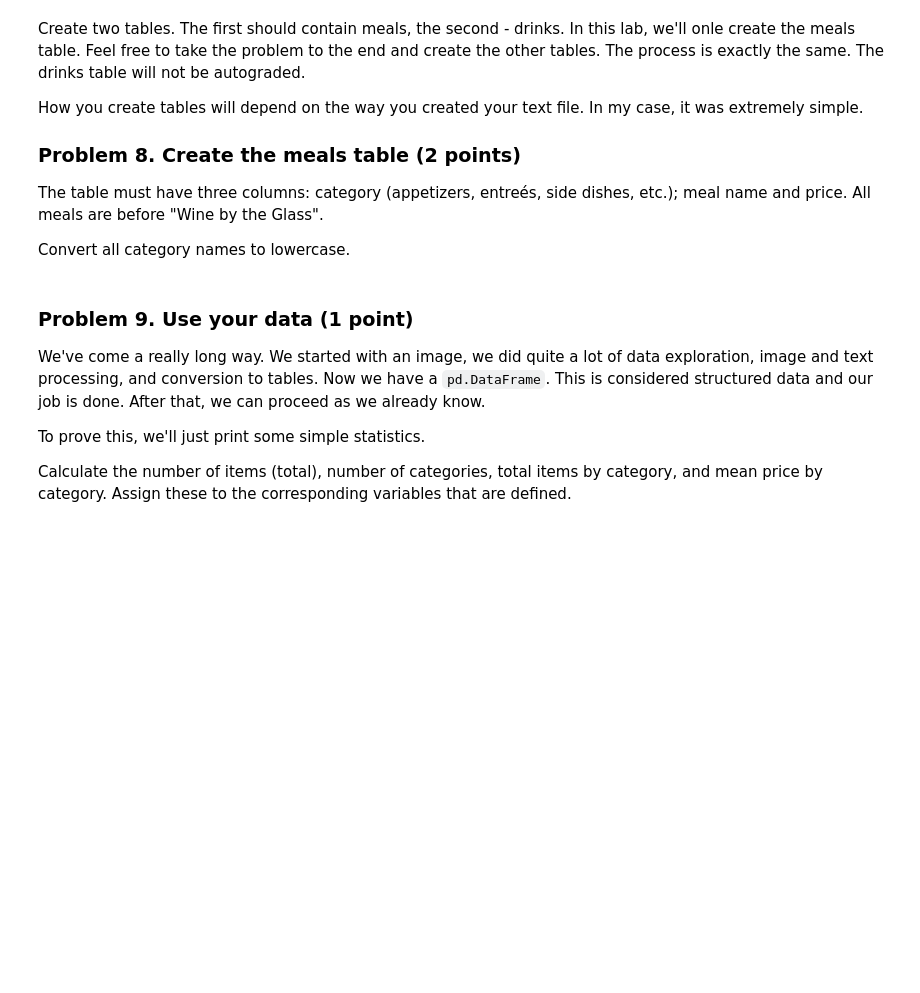
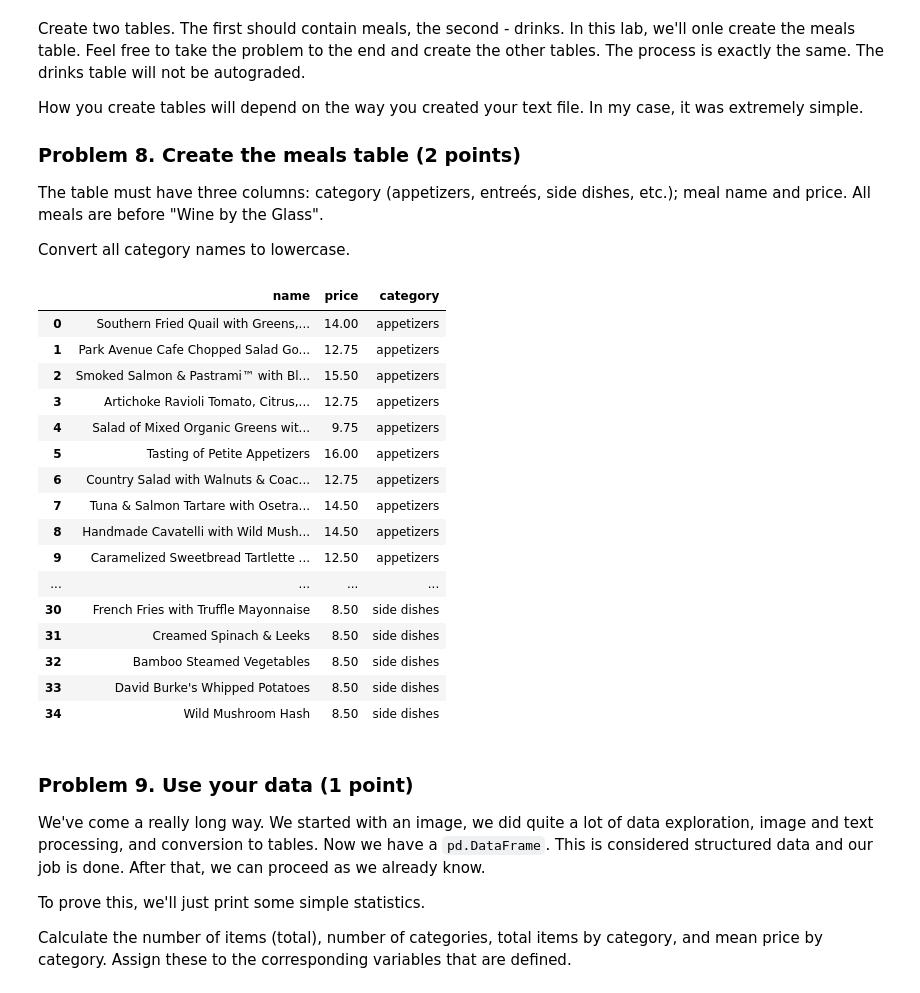
Before and after one commit to atkuzmanov/softuni-ai-datascience-2021-repo, a Jupyter notebook: 6-Working-with-Images-and-Text-Lab/04-Working-with-Images-and-Text-Lab-Atanas/Working with Images and Text Lab.ipynb, the cells around one changed output. Saved outputs shown, nothing was run; the diff lists cells and outputs as text; code cells hidden in the pictures; blank space fills up the shorter version.

```diff
--- a/6-Working-with-Images-and-Text-Lab/04-Working-with-Images-and-Text-Lab-Atanas/Working with Images and Text Lab.ipynb
+++ b/6-Working-with-Images-and-Text-Lab/04-Working-with-Images-and-Text-Lab-Atanas/Working with Images and Text Lab.ipynb
@@ -326,6 +326,26 @@ meals_table = generate_meals_table(meals_string)
 # There are 35 meals in total
 # The hidden tests check for their prices and categories
 assert_equal(meals_table.shape, (35, 3))
+# %%
+meals_table
+# %% [output]
+|  | name | price | category |
+| 0 | Southern Fried Quail with Greens,... | 14.00 | appetizers |
+| 1 | Park Avenue Cafe Chopped Salad Go... | 12.75 | appetizers |
+| 2 | Smoked Salmon & Pastrami™ with Bl... | 15.50 | appetizers |
+| 3 | Artichoke Ravioli Tomato, Citrus,... | 12.75 | appetizers |
+| 4 | Salad of Mixed Organic Greens wit... | 9.75 | appetizers |
+| 5 | Tasting of Petite Appetizers | 16.00 | appetizers |
+| 6 | Country Salad with Walnuts & Coac... | 12.75 | appetizers |
+| 7 | Tuna & Salmon Tartare with Osetra... | 14.50 | appetizers |
+| 8 | Handmade Cavatelli with Wild Mush... | 14.50 | appetizers |
+| 9 | Caramelized Sweetbread Tartlette ... | 12.50 | appetizers |
+| ... | ... | ... | ... |
+| 30 | French Fries with Truffle Mayonnaise | 8.50 | side dishes |
+| 31 | Creamed Spinach & Leeks | 8.50 | side dishes |
+| 32 | Bamboo Steamed Vegetables | 8.50 | side dishes |
+| 33 | David Burke's Whipped Potatoes | 8.50 | side dishes |
+| 34 | Wild Mushroom Hash | 8.50 | side dishes |
 # %% [markdown]
 ### Problem 9. Use your data (1 point)
 We've come a really long way. We started with an image, we did quite a lot of data exploration, image and text processing, and conversion to tables. Now we have a `pd.DataFrame`. This is considered structured data and our job is done. After that, we can proceed as we already know.
```
Also changed, not shown: parts of 2 cells of this notebook.
